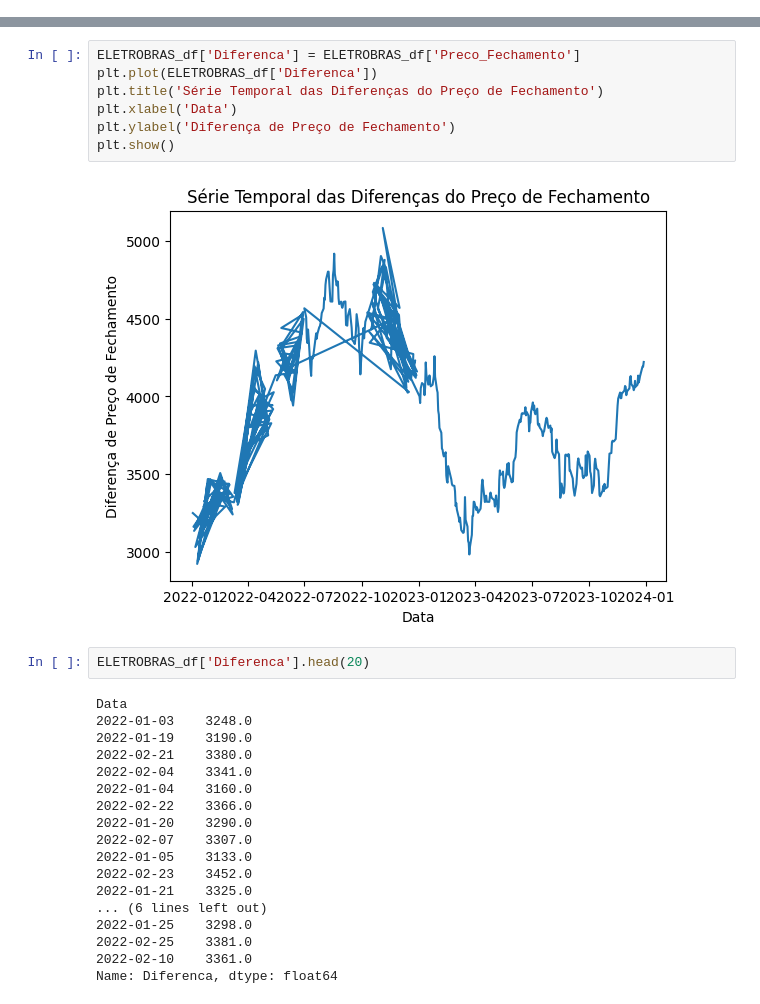
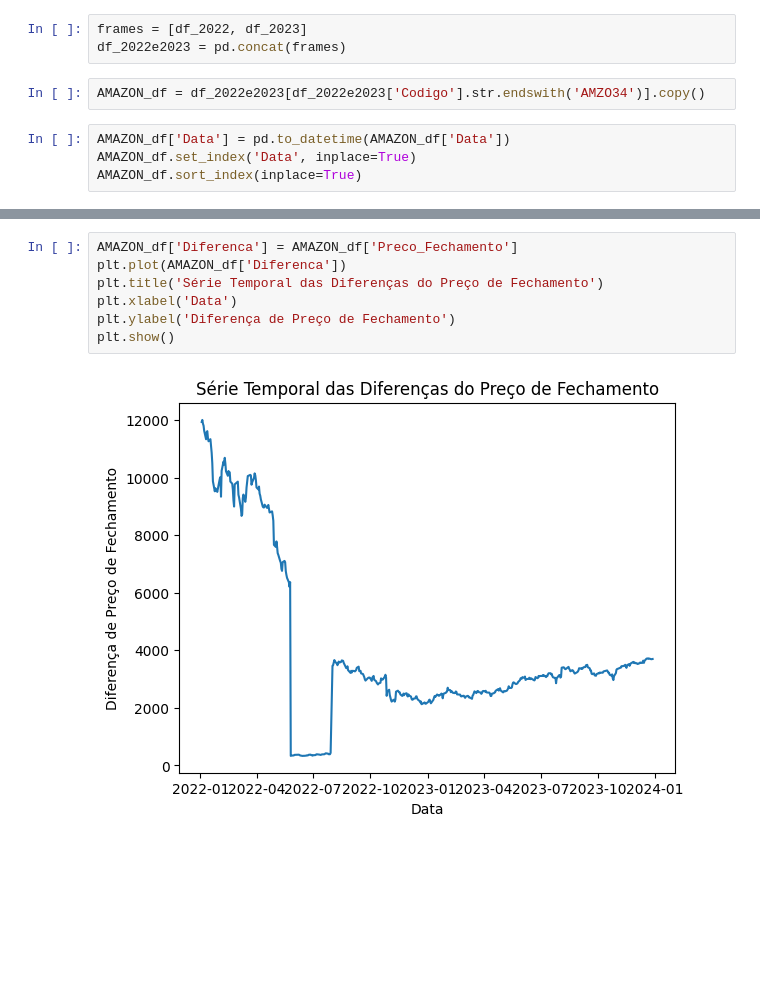
Before and after one commit to sergiolfaria/Atividades_Ciencia_De_Dados, a Jupyter notebook: Trabalho Arima/Arima.ipynb, the cells around one changed output, grey strips where cells are left out. Saved outputs shown, nothing was run; the diff lists cells and outputs as text; blank space fills up the shorter version.

```diff
--- a/Trabalho Arima/Arima.ipynb
+++ b/Trabalho Arima/Arima.ipynb
@@ -73,0 +16,9 @@ ELETROBRAS_df.head(20)
+# %%
+frames = [df_2022, df_2023]
+df_2022e2023 = pd.concat(frames)
+# %%
+AMAZON_df = df_2022e2023[df_2022e2023['Codigo'].str.endswith('AMZO34')].copy()
+# %%
+AMAZON_df['Data'] = pd.to_datetime(AMAZON_df['Data'])
+AMAZON_df.set_index('Data', inplace=True)
+AMAZON_df.sort_index(inplace=True)
@@ -81,29 +41,9 @@ plt.show()
 # %%
-ELETROBRAS_df['Diferenca'] = ELETROBRAS_df['Preco_Fechamento']
-plt.plot(ELETROBRAS_df['Diferenca'])
+AMAZON_df['Diferenca'] = AMAZON_df['Preco_Fechamento']
+plt.plot(AMAZON_df['Diferenca'])
 plt.title('Série Temporal das Diferenças do Preço de Fechamento')
 plt.xlabel('Data')
 plt.ylabel('Diferença de Preço de Fechamento')
 plt.show()
 # %% [output]
-[figure, old version]
+[figure, new version]
-# %%
-ELETROBRAS_df['Diferenca'].head(20)
-# %% [output]
-Data
-2022-01-03    3248.0
-2022-01-19    3190.0
-2022-02-21    3380.0
-2022-02-04    3341.0
-2022-01-04    3160.0
-2022-02-22    3366.0
-2022-01-20    3290.0
-2022-02-07    3307.0
-2022-01-05    3133.0
-2022-02-23    3452.0
-2022-01-21    3325.0
-... (6 lines left out)
-2022-01-25    3298.0
-2022-02-25    3381.0
-2022-02-10    3361.0
-Name: Diferenca, dtype: float64
```
Also changed, not shown: parts of 17 cells of this notebook.
